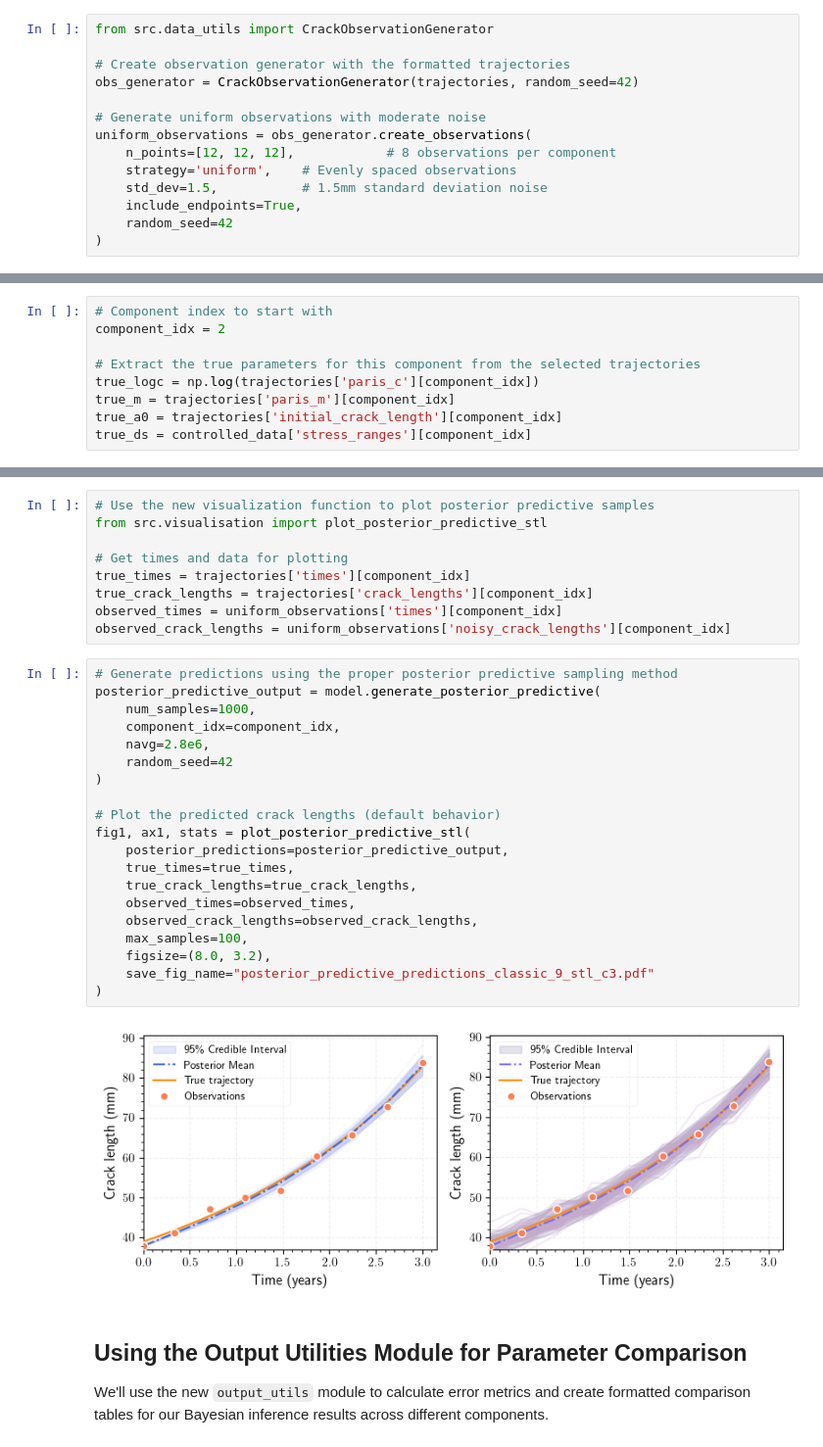
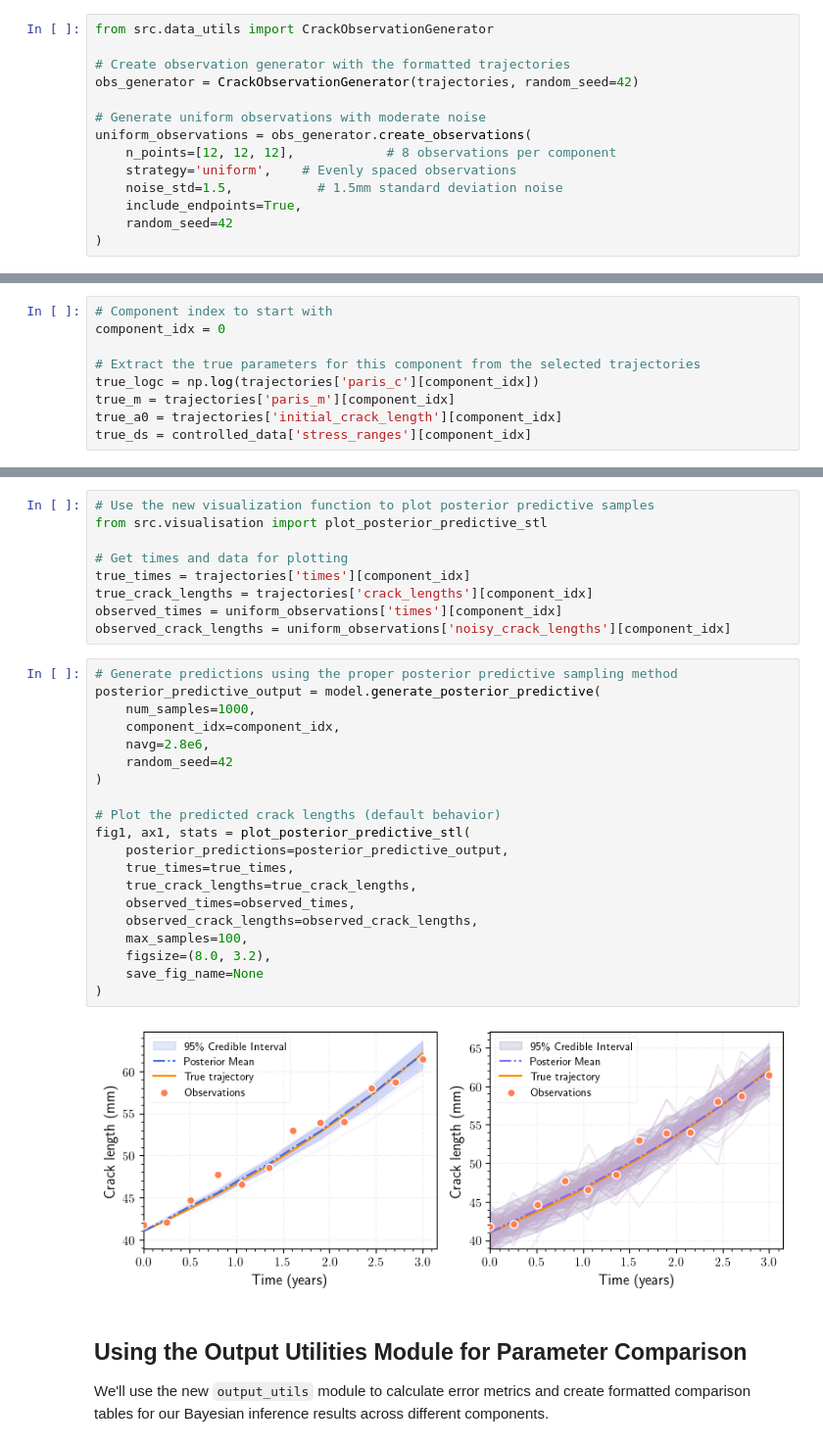
Before and after one commit to nsilionis/hierarchical-crack-growth-monitoring, a Jupyter notebook: notebooks/demo_classic_fatigue.ipynb, the cells around one changed output, grey strips where cells are left out. Shown at 98% size. Saved outputs shown, nothing was run; the diff lists cells and outputs as text.

```diff
--- a/notebooks/demo_classic_fatigue.ipynb
+++ b/notebooks/demo_classic_fatigue.ipynb
@@ -325,7 +325,7 @@ obs_generator = CrackObservationGenerator(trajectories, random_seed=42)
 uniform_observations = obs_generator.create_observations(
     n_points=[12, 12, 12],            # 8 observations per component
     strategy='uniform',    # Evenly spaced observations
-    std_dev=1.5,           # 1.5mm standard deviation noise
+    noise_std=1.5,           # 1.5mm standard deviation noise
     include_endpoints=True,
     random_seed=42
 )
@@ -371,7 +371,7 @@ priors = {
 }
 # %%
 # Component index to start with
-component_idx = 2
+component_idx = 0
 
 # Extract the true parameters for this component from the selected trajectories
 true_logc = np.log(trajectories['paris_c'][component_idx])
@@ -516,25 +516,25 @@ observed_crack_lengths = uniform_observations['noisy_crack_lengths'][component_i
 # %%
 # Generate predictions using the proper posterior predictive sampling method
 posterior_predictive_output = model.generate_posterior_predictive(
     num_samples=1000,
     component_idx=component_idx,
     navg=2.8e6,
     random_seed=42
 )
 
 # Plot the predicted crack lengths (default behavior)
 fig1, ax1, stats = plot_posterior_predictive_stl(
     posterior_predictions=posterior_predictive_output,
     true_times=true_times,
     true_crack_lengths=true_crack_lengths,
     observed_times=observed_times,
     observed_crack_lengths=observed_crack_lengths,
     max_samples=100,
     figsize=(8.0, 3.2),
-    save_fig_name="posterior_predictive_predictions_classic_9_stl_c3.pdf"
+    save_fig_name=None
 )
 # %% [output]
-[figure, old version]
+[figure, new version]
 # %% [markdown]
 ## Using the Output Utilities Module for Parameter Comparison
 
```
Also changed, not shown: parts of 52 cells of this notebook.
